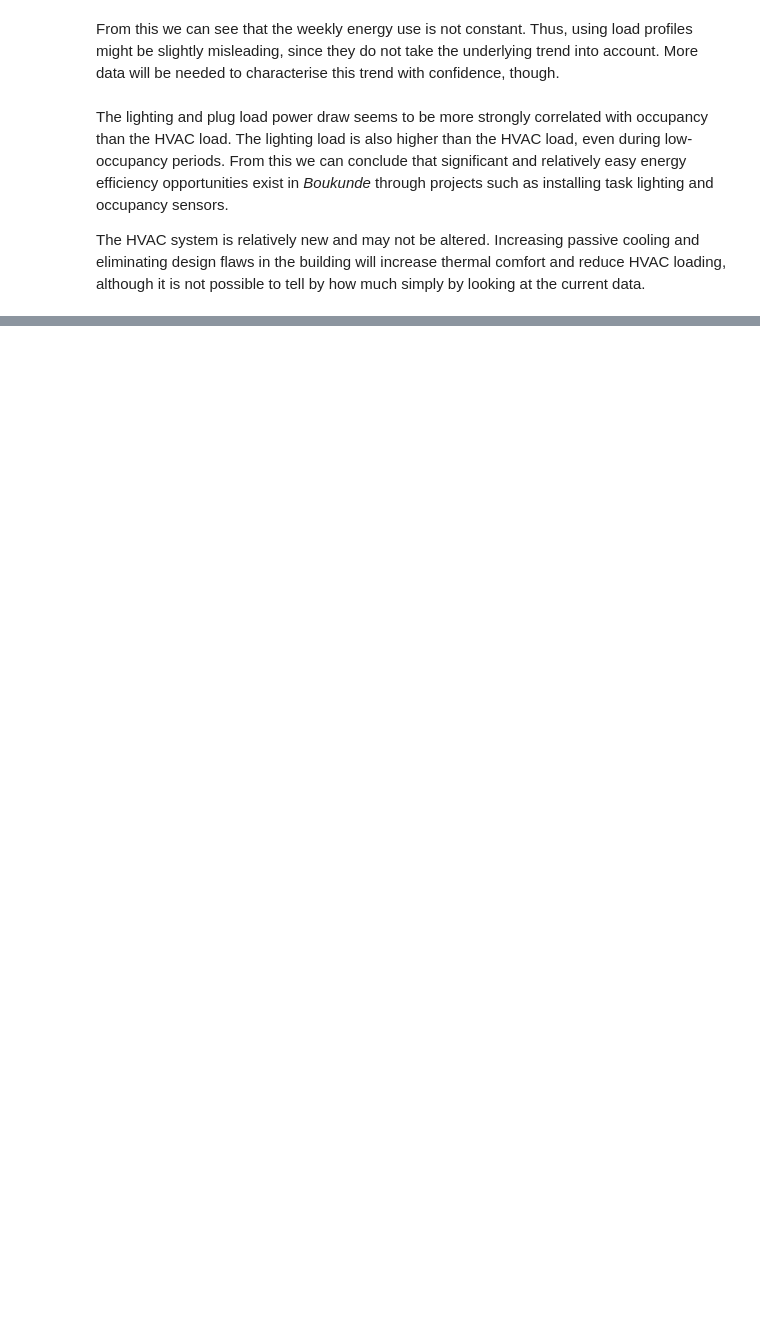
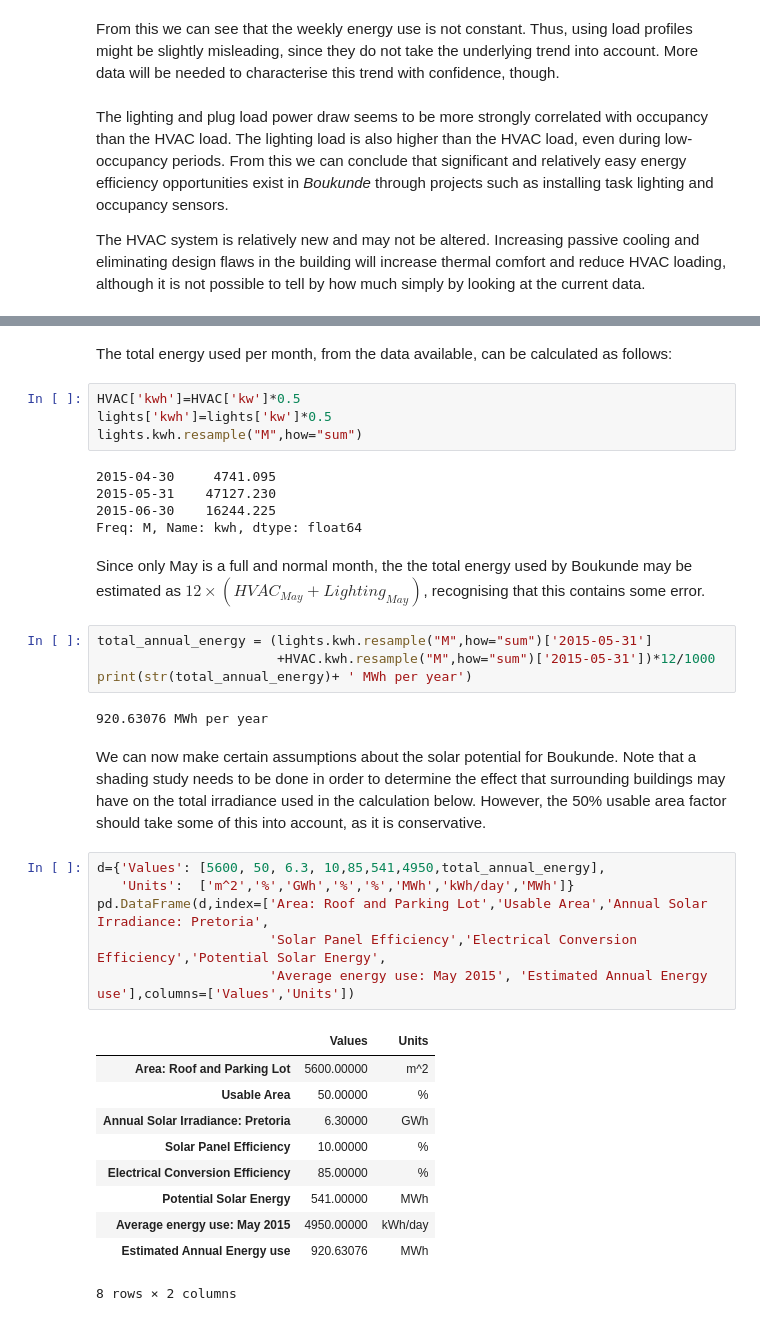
Before and after one commit to hermanc1/Boukunde-data-analysis, a Jupyter notebook: Boukunde data analysis.ipynb, the cells around one changed output, grey strips where cells are left out. Cells and saved outputs as stored; diff of their text form; blank space fills up the shorter version.

```diff
--- a/Boukunde data analysis.ipynb
+++ b/Boukunde data analysis.ipynb
@@ -316,0 +393,39 @@ The HVAC system is relatively new and may not be altered. Increasing passive coo
+# %% [markdown]
+The total energy used per month, from the data available, can be calculated as follows:
+# %%
+HVAC['kwh']=HVAC['kw']*0.5
+lights['kwh']=lights['kw']*0.5
+lights.kwh.resample("M",how="sum")
+# %% [output]
+2015-04-30     4741.095
+2015-05-31    47127.230
+2015-06-30    16244.225
+Freq: M, Name: kwh, dtype: float64
+# %% [markdown]
+Since only May is a full and normal month, the the total energy used by Boukunde may be estimated as
+$12\times(HVAC_{May}+Lighting_{May})$, recognising that this contains some error.
+# %%
+total_annual_energy = (lights.kwh.resample("M",how="sum")['2015-05-31']
+                       +HVAC.kwh.resample("M",how="sum")['2015-05-31'])*12/1000
+print(str(total_annual_energy)+ ' MWh per year')
+# %% [output]
+920.63076 MWh per year
+# %% [markdown]
+We can now make certain assumptions about the solar potential for Boukunde. Note that a shading study needs to be done in order to determine the effect that surrounding buildings may have on the total irradiance used in the calculation below. However, the 50% usable area factor should take some of this into account, as it is conservative.
+# %%
+d={'Values': [5600, 50, 6.3, 10,85,541,4950,total_annual_energy],
+   'Units':  ['m^2','%','GWh','%','%','MWh','kWh/day','MWh']}
+pd.DataFrame(d,index=['Area: Roof and Parking Lot','Usable Area','Annual Solar Irradiance: Pretoria',
+                      'Solar Panel Efficiency','Electrical Conversion Efficiency','Potential Solar Energy',
+                      'Average energy use: May 2015', 'Estimated Annual Energy use'],columns=['Values','Units'])
+# %% [output]
+|  | Values | Units |
+| Area: Roof and Parking Lot | 5600.00000 | m^2 |
+| Usable Area | 50.00000 | % |
+| Annual Solar Irradiance: Pretoria | 6.30000 | GWh |
+| Solar Panel Efficiency | 10.00000 | % |
+| Electrical Conversion Efficiency | 85.00000 | % |
+| Potential Solar Energy | 541.00000 | MWh |
+| Average energy use: May 2015 | 4950.00000 | kWh/day |
+| Estimated Annual Energy use | 920.63076 | MWh |
+8 rows × 2 columns
```
Also changed, not shown: parts of 40 cells of this notebook.
